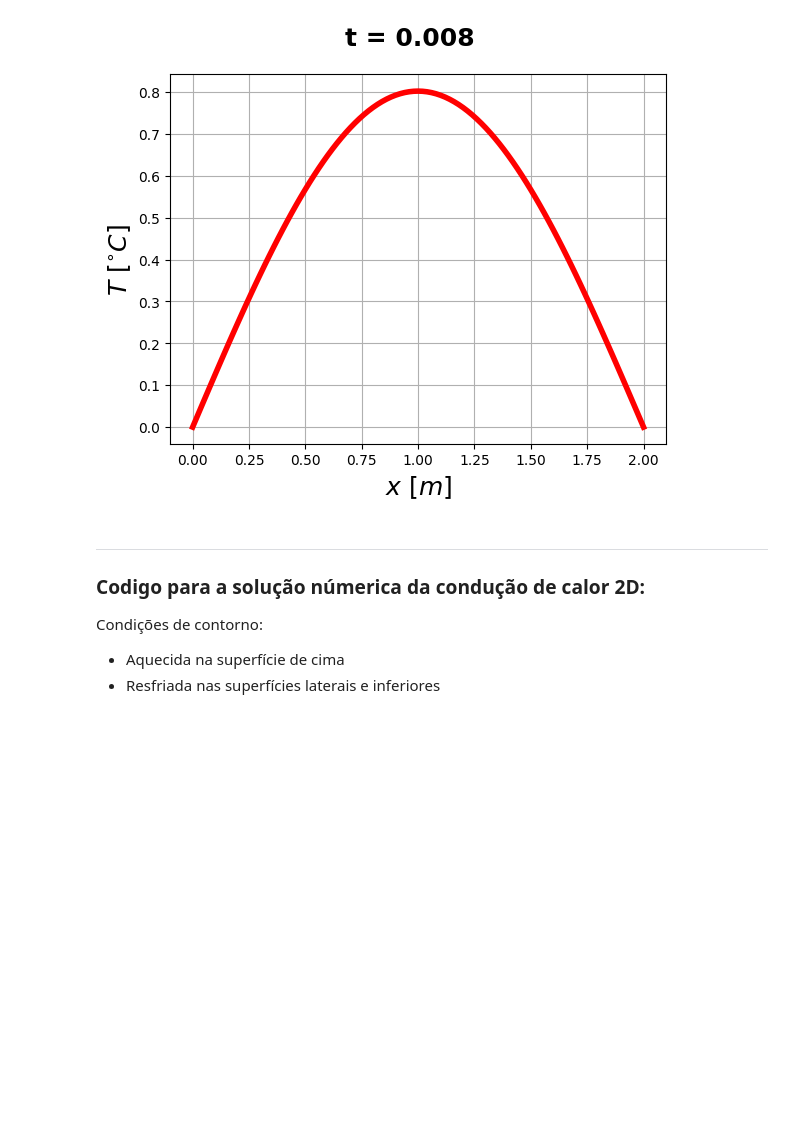
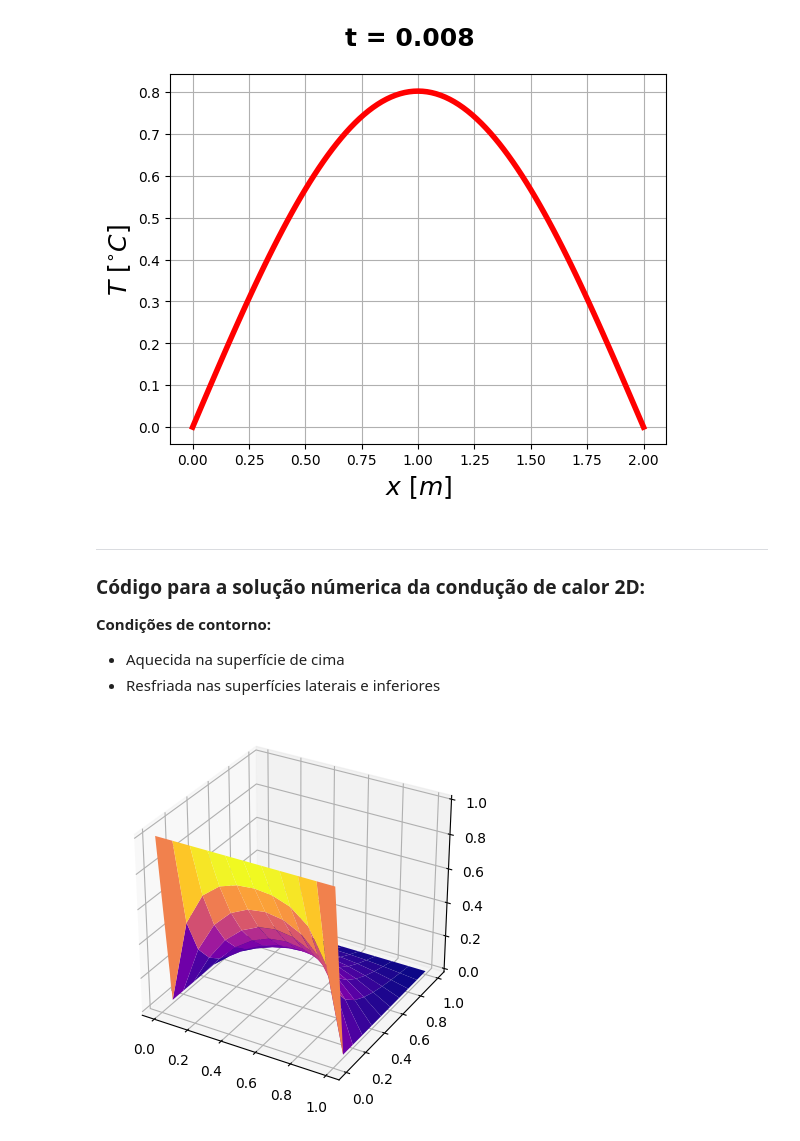
Before and after one commit to Henrique-Z/TCM-Trabalho-Final, a Jupyter notebook: trab-num.ipynb, the cells around one changed output. Saved outputs shown, nothing was run; the diff lists cells and outputs as text; code cells hidden in the pictures; blank space fills up the shorter version.

Commit message:
add code for 3d plot and modify markdown cells

```diff
--- a/trab-num.ipynb
+++ b/trab-num.ipynb
@@ -214,8 +233,8 @@ cte    :  0.2
 [figure]
 # %% [markdown]
 ***
-### Codigo para a solução númerica da condução de calor 2D:
+### Código para a solução númerica da condução de calor 2D:
 
-Condições de contorno:
+**Condições de contorno:**
 - Aquecida na superfície de cima
 - Resfriada nas superfícies laterais e inferiores
@@ -253,0 +241,46 @@ print(Temp)
+# %%
+num_x = 10 # número de divisões, em x, do domínio
+num_y = 10 # número de divisões, em y, do domínio
+L = 1.0    # comprimento/largura da placa
+
+xx = np.linspace(0.0, L, num_x + 1)
+yy = np.linspace(0.0, L, num_y + 1)
+
+x_coords, y_coords = np.meshgrid(xx, yy)
+
+delta_x = L / num_x
+delta_y = L / num_y
+delta_t = 0.2 * pow(delta_x, 2)
+
+temp = np.zeros((num_x + 1, num_y + 1), float)
+
+# condições de contorno:
+for i in range(num_x + 1):
+    # temperatura superior:
+    temp[0][i] = 1.0
+new_temp = np.copy(temp)
+
+
+final_k = 1000
+for k in range(1, final_k + 1):
+    for i in range(1, num_x):
+        for j in range(1, num_y):
+            # resolve para x:
+            new_temp[j][i] += 0.2 * temp[j][i + 1]
+            new_temp[j][i] -= 0.4 * temp[j][i]
+            new_temp[j][i] += 0.2 * temp[j][i - 1]
+            # resolve para y:
+            new_temp[j][i] += 0.2 * temp[j + 1][i]
+            new_temp[j][i] -= 0.4 * temp[j][i]
+            new_temp[j][i] += 0.2 * temp[j - 1][i]
+        temp = np.copy(new_temp)
+
+
+# exibe a superfície:
+fig = plt.figure()
+
+surf = fig.add_subplot(projection = '3d')
+surf.plot_surface(x_coords, y_coords, temp, cmap = cm.plasma)
+surf.set_aspect('equal')
+# %% [output]
+[figure, added]
```
Also changed, not shown: parts of 11 cells of this notebook, 1 other file.
